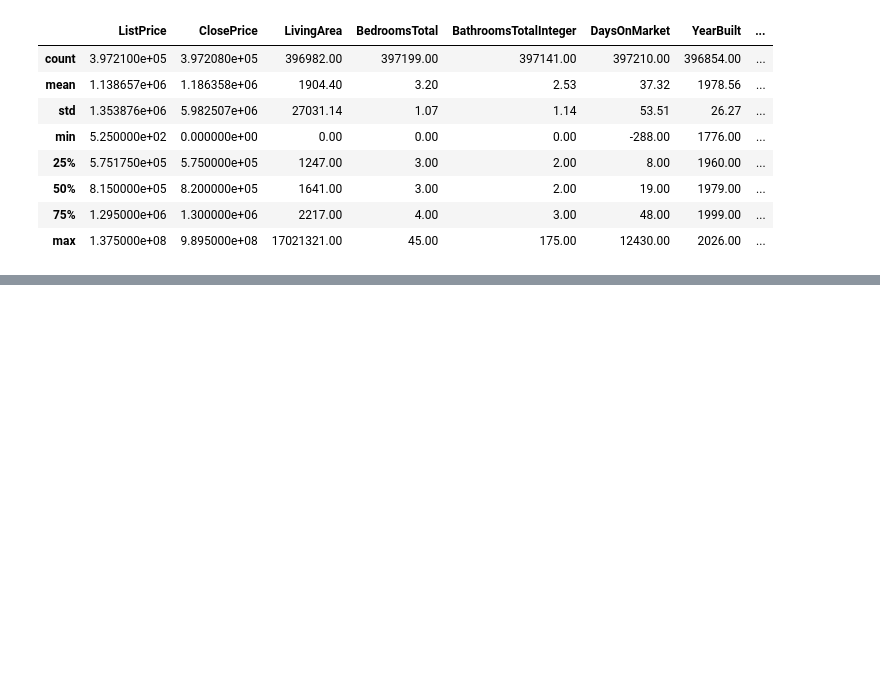
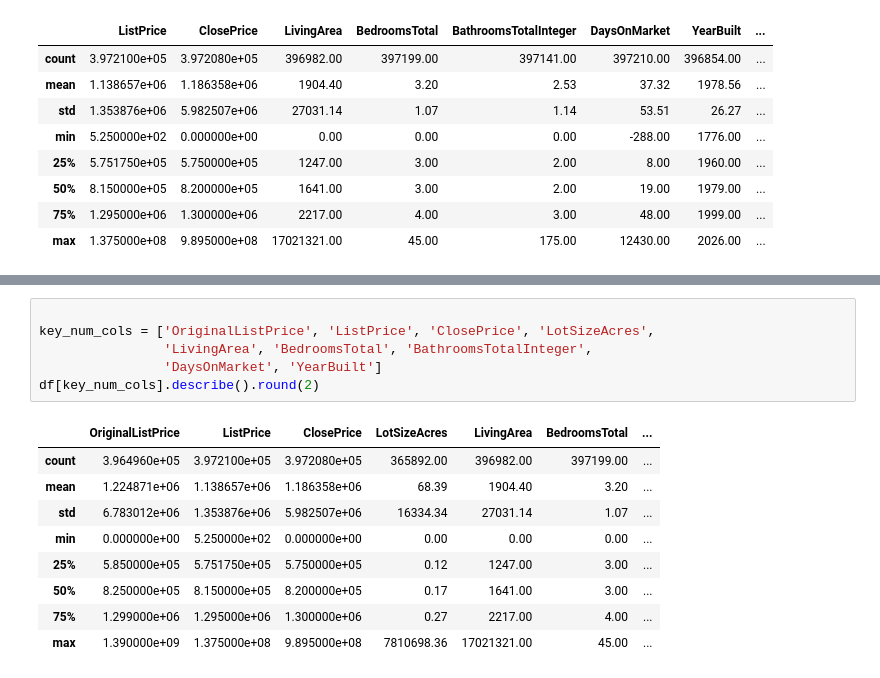
Before and after one commit to yoora07-ai/IDX-Exchange, a Jupyter notebook: Deliverbles/Week2/Sold EDA.ipynb, the cells around one changed output, grey strips where cells are left out. Cells and saved outputs as stored; diff of their text form; blank space fills up the shorter version.

```diff
--- a/Deliverbles/Week2/Sold EDA.ipynb
+++ b/Deliverbles/Week2/Sold EDA.ipynb
@@ -234,0 +277,16 @@ Name: count, dtype: int64
+# %%
+
+key_num_cols = ['OriginalListPrice', 'ListPrice', 'ClosePrice', 'LotSizeAcres',
+                'LivingArea', 'BedroomsTotal', 'BathroomsTotalInteger',
+                'DaysOnMarket', 'YearBuilt']
+df[key_num_cols].describe().round(2)
+# %% [output]
+|  | OriginalListPrice | ListPrice | ClosePrice | LotSizeAcres | LivingArea | BedroomsTotal | ... |
+| count | 3.964960e+05 | 3.972100e+05 | 3.972080e+05 | 365892.00 | 396982.00 | 397199.00 | ... |
+| mean | 1.224871e+06 | 1.138657e+06 | 1.186358e+06 | 68.39 | 1904.40 | 3.20 | ... |
+| std | 6.783012e+06 | 1.353876e+06 | 5.982507e+06 | 16334.34 | 27031.14 | 1.07 | ... |
+| min | 0.000000e+00 | 5.250000e+02 | 0.000000e+00 | 0.00 | 0.00 | 0.00 | ... |
+| 25% | 5.850000e+05 | 5.751750e+05 | 5.750000e+05 | 0.12 | 1247.00 | 3.00 | ... |
+| 50% | 8.250000e+05 | 8.150000e+05 | 8.200000e+05 | 0.17 | 1641.00 | 3.00 | ... |
+| 75% | 1.299000e+06 | 1.295000e+06 | 1.300000e+06 | 0.27 | 2217.00 | 4.00 | ... |
+| max | 1.390000e+09 | 1.375000e+08 | 9.895000e+08 | 7810698.36 | 17021321.00 | 45.00 | ... |
```
Also changed, not shown: parts of 17 cells of this notebook.
